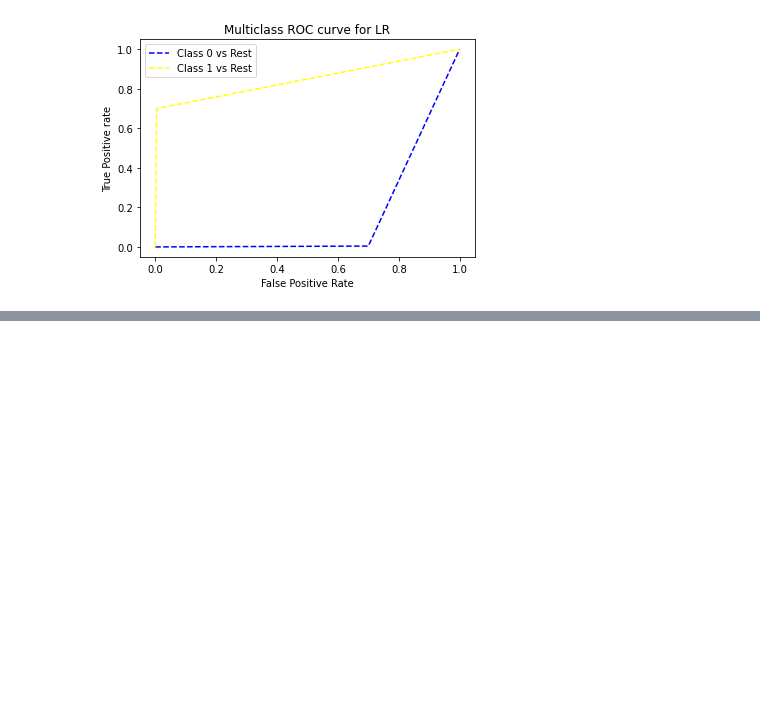
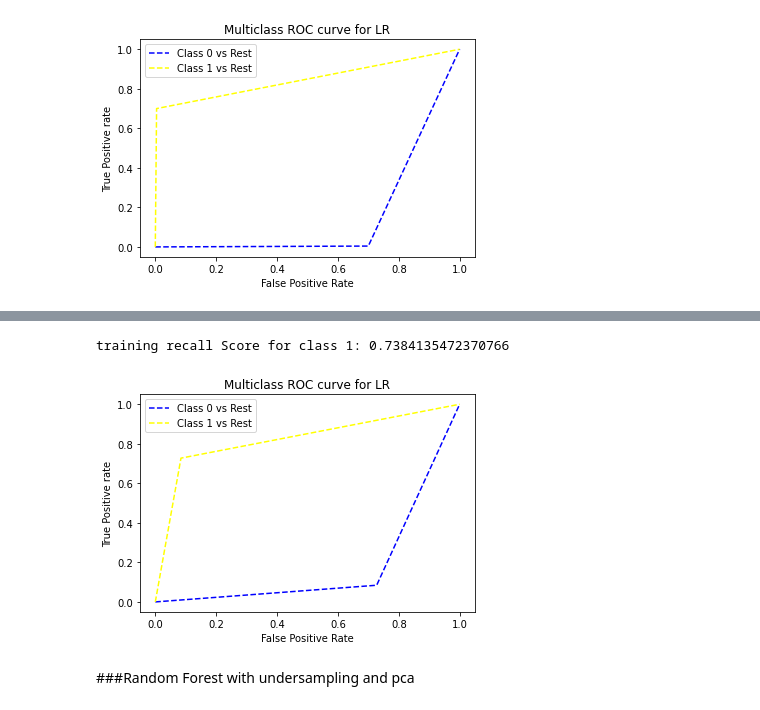
Before and after one commit to divya-medarametla/CMPE-255-Credit_Hazard-Forecasting, a Jupyter notebook: CMPE_255_Final.ipynb, the cells around one changed output, grey strips where cells are left out. Drawn from its saved outputs; the diff is of its cells as text; code cells hidden in the pictures; blank space fills up the shorter version.

```diff
--- a/CMPE_255_Final.ipynb
+++ b/CMPE_255_Final.ipynb
@@ -1477,0 +1637,5 @@ roc(y_test, y_prediction)
+# %%
+y_prediction = grid_result.predict(x_test)
+scores(y_test, y_prediction)
+RFresult['RF3']= recall_score(y_test, y_prediction, average=None)[1]
+print('testing recall Score:',RFresult['RF3'])
@@ -1477,0 +1663,11 @@ roc(y_test, y_prediction)
+# %%
+y_pre = grid_result.predict(x_train_dres)
+print('training recall Score for class 1:',recall_score(y_train_dres, y_pre, average=None)[1])
+# %% [output]
+training recall Score for class 1: 0.7384135472370766
+# %%
+roc(y_test, y_prediction)
+# %% [output]
+[figure, added]
+# %% [markdown]
+###Random Forest with undersampling and pca
```
Also changed, not shown: parts of 46 cells of this notebook.
